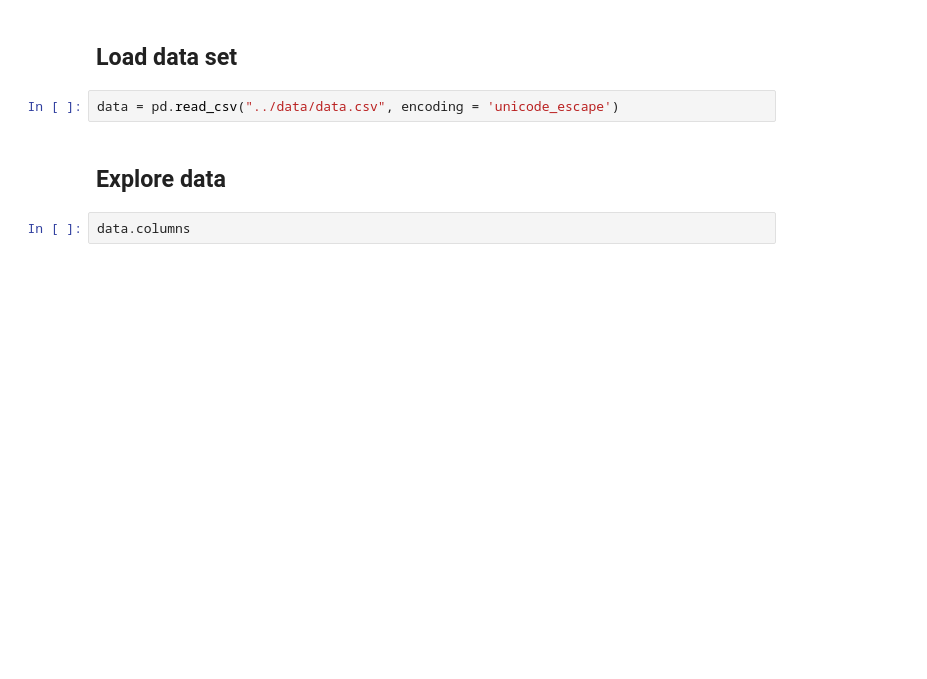
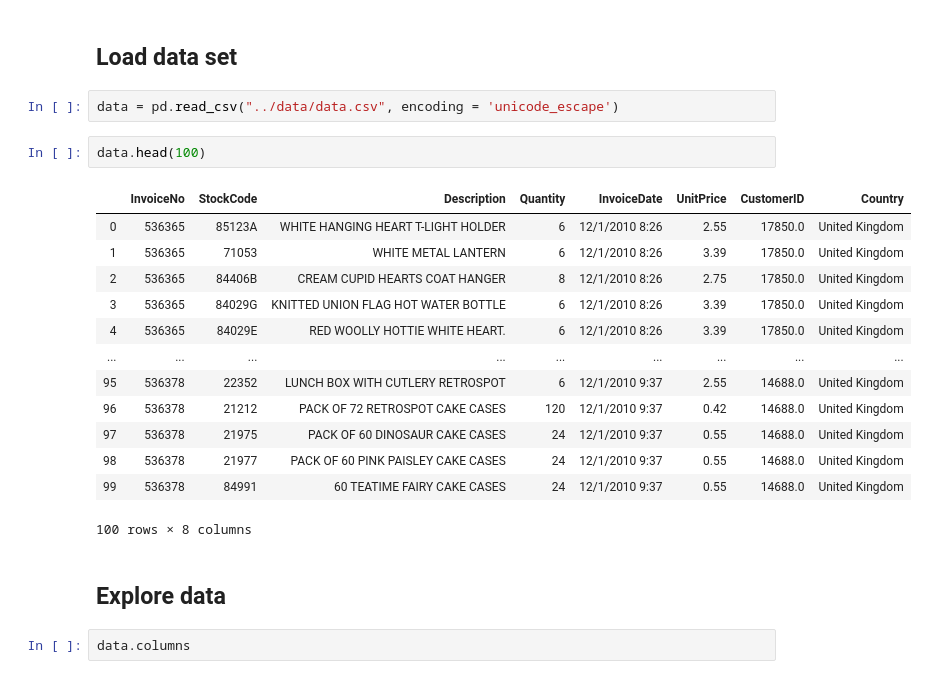
Before and after one commit to calvintirrell/ecommerce_data, a Jupyter notebook: notebooks/ecomm_project.ipynb, the cells around one changed output. Drawn from its saved outputs; the diff is of its cells as text; blank space fills up the shorter version.

```diff
--- a/notebooks/ecomm_project.ipynb
+++ b/notebooks/ecomm_project.ipynb
@@ -14,6 +14,22 @@ warnings.filterwarnings("ignore")
 ## Load data set
 # %%
 data = pd.read_csv("../data/data.csv", encoding = 'unicode_escape')
+# %%
+data.head(100)
+# %% [output]
+|  | InvoiceNo | StockCode | Description | Quantity | InvoiceDate | UnitPrice | CustomerID | Country |
+| 0 | 536365 | 85123A | WHITE HANGING HEART T-LIGHT HOLDER | 6 | 12/1/2010 8:26 | 2.55 | 17850.0 | United Kingdom |
+| 1 | 536365 | 71053 | WHITE METAL LANTERN | 6 | 12/1/2010 8:26 | 3.39 | 17850.0 | United Kingdom |
+| 2 | 536365 | 84406B | CREAM CUPID HEARTS COAT HANGER | 8 | 12/1/2010 8:26 | 2.75 | 17850.0 | United Kingdom |
+| 3 | 536365 | 84029G | KNITTED UNION FLAG HOT WATER BOTTLE | 6 | 12/1/2010 8:26 | 3.39 | 17850.0 | United Kingdom |
+| 4 | 536365 | 84029E | RED WOOLLY HOTTIE WHITE HEART. | 6 | 12/1/2010 8:26 | 3.39 | 17850.0 | United Kingdom |
+| ... | ... | ... | ... | ... | ... | ... | ... | ... |
+| 95 | 536378 | 22352 | LUNCH BOX WITH CUTLERY RETROSPOT | 6 | 12/1/2010 9:37 | 2.55 | 14688.0 | United Kingdom |
+| 96 | 536378 | 21212 | PACK OF 72 RETROSPOT CAKE CASES | 120 | 12/1/2010 9:37 | 0.42 | 14688.0 | United Kingdom |
+| 97 | 536378 | 21975 | PACK OF 60 DINOSAUR CAKE CASES | 24 | 12/1/2010 9:37 | 0.55 | 14688.0 | United Kingdom |
+| 98 | 536378 | 21977 | PACK OF 60 PINK PAISLEY CAKE CASES | 24 | 12/1/2010 9:37 | 0.55 | 14688.0 | United Kingdom |
+| 99 | 536378 | 84991 | 60 TEATIME FAIRY CAKE CASES | 24 | 12/1/2010 9:37 | 0.55 | 14688.0 | United Kingdom |
+100 rows × 8 columns
 # %% [markdown]
 ## Explore data
 # %%
```
Also changed, not shown: parts of 10 cells of this notebook.
